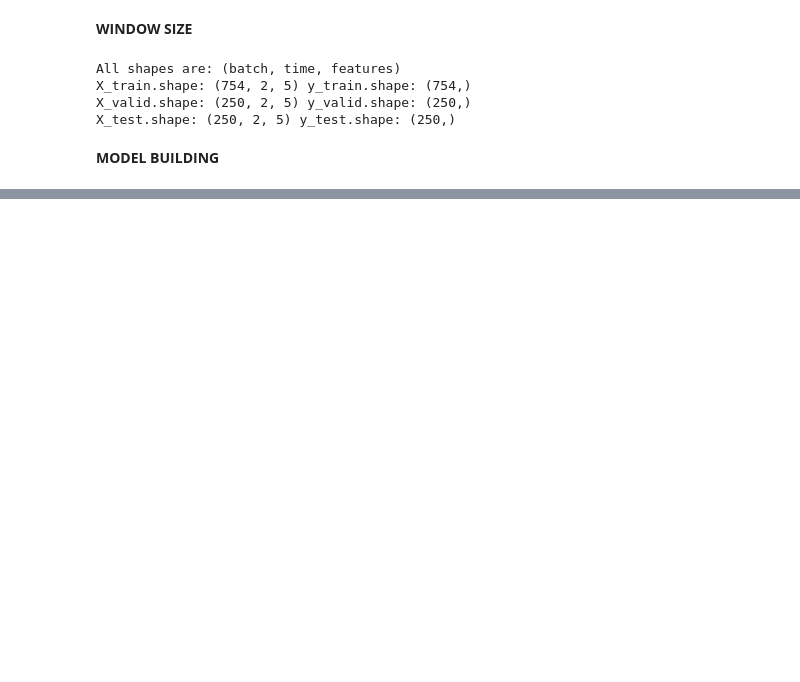
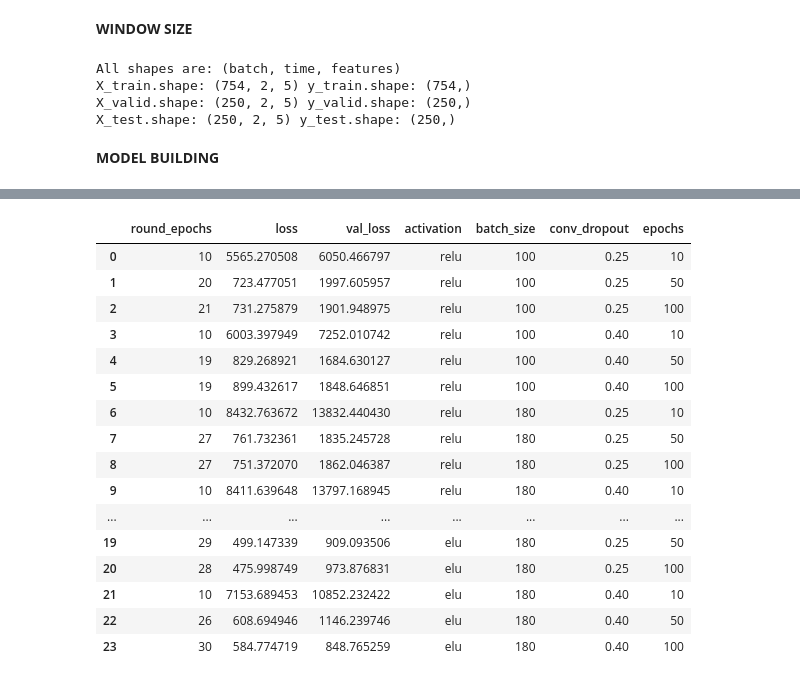
Before and after one commit to francescoliso/Time-Series-Analysis, a Jupyter notebook: Multivariate_Timeseries_Forecasting.ipynb, the cells around one changed output, grey strips where cells are left out. Drawn from its saved outputs; the diff is of its cells as text; code cells hidden in the pictures; blank space fills up the shorter version.

```diff
--- a/Multivariate_Timeseries_Forecasting.ipynb
+++ b/Multivariate_Timeseries_Forecasting.ipynb
@@ -356,0 +631,33 @@ def build_model3(hp):
+# %%
+r = ta.Reporting('/content/ssss/020122190652.csv')
+
+# returns the results dataframe
+r.data
+#r.plot_kde
+
+# returns the highest value for 'val_fmeasure'
+#r.high('mse')
+
+# returns the number of rounds it took to find best model
+#r.rounds2high()
+
+# draws a histogram for 'val_acc'
+#r.plot_hist()
+# %% [output]
+|  | round_epochs | loss | val_loss | activation | batch_size | conv_dropout | epochs |
+| 0 | 10 | 5565.270508 | 6050.466797 | relu | 100 | 0.25 | 10 |
+| 1 | 20 | 723.477051 | 1997.605957 | relu | 100 | 0.25 | 50 |
+| 2 | 21 | 731.275879 | 1901.948975 | relu | 100 | 0.25 | 100 |
+| 3 | 10 | 6003.397949 | 7252.010742 | relu | 100 | 0.40 | 10 |
+| 4 | 19 | 829.268921 | 1684.630127 | relu | 100 | 0.40 | 50 |
+| 5 | 19 | 899.432617 | 1848.646851 | relu | 100 | 0.40 | 100 |
+| 6 | 10 | 8432.763672 | 13832.440430 | relu | 180 | 0.25 | 10 |
+| 7 | 27 | 761.732361 | 1835.245728 | relu | 180 | 0.25 | 50 |
+| 8 | 27 | 751.372070 | 1862.046387 | relu | 180 | 0.25 | 100 |
+| 9 | 10 | 8411.639648 | 13797.168945 | relu | 180 | 0.40 | 10 |
+| ... | ... | ... | ... | ... | ... | ... | ... |
+| 19 | 29 | 499.147339 | 909.093506 | elu | 180 | 0.25 | 50 |
+| 20 | 28 | 475.998749 | 973.876831 | elu | 180 | 0.25 | 100 |
+| 21 | 10 | 7153.689453 | 10852.232422 | elu | 180 | 0.40 | 10 |
+| 22 | 26 | 608.694946 | 1146.239746 | elu | 180 | 0.40 | 50 |
+| 23 | 30 | 584.774719 | 848.765259 | elu | 180 | 0.40 | 100 |
```
Also changed, not shown: parts of 4 cells of this notebook.
